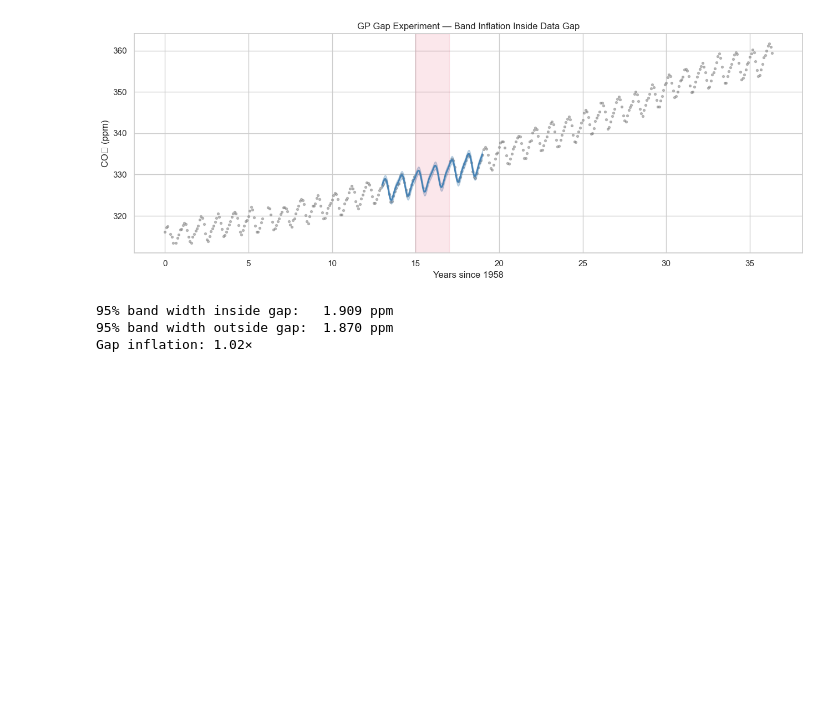
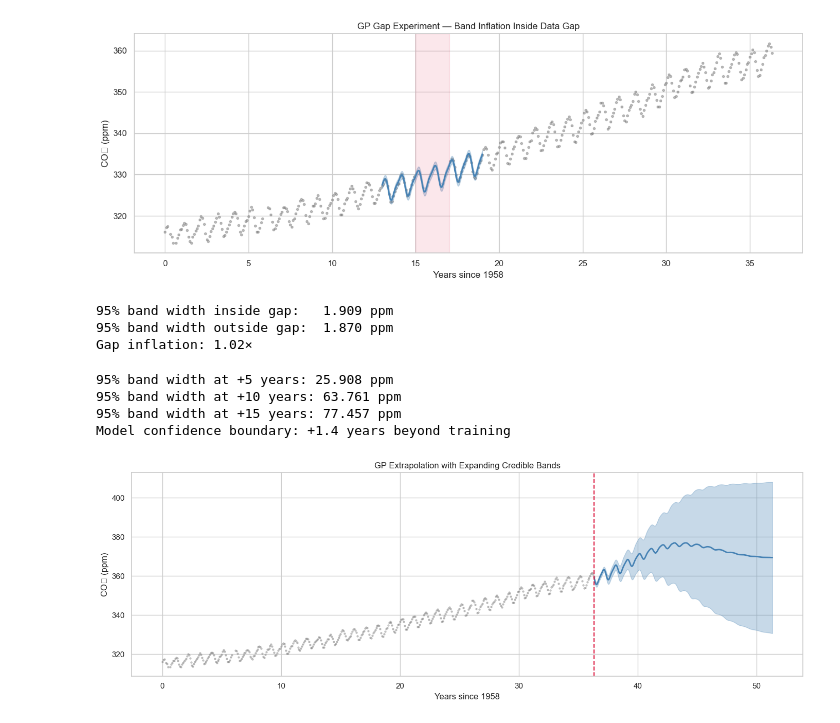
Before and after one commit to Amit3729/machine_learning, a Jupyter notebook: Probabilistic_Models/analysis1.ipynb, the cells around one changed output. Drawn from its saved outputs; the diff is of its cells as text; code cells hidden in the pictures; blank space fills up the shorter version.

```diff
--- a/Probabilistic_Models/analysis1.ipynb
+++ b/Probabilistic_Models/analysis1.ipynb
@@ -844,28 +854,48 @@ Gap inflation: 1.02×
 # %%
 #Q17 — Extrapolation and the model confidence boundary
 # YOUR CODE HERE
 # 1. Predict 15 years beyond the last training point
 # 2. Compute the 95% band width at 5, 10, 15 years of extrapolation
 # 3. Find the horizon at which the band width first exceeds 5 ppm
 # 4. Plot posterior mean + 95% bands for the extrapolation region
 
 t_last = float(t_train.max())
 t_extrap = np.linspace(t_last, t_last + 15, 500).reshape(-1, 1)
 y_ex, y_ex_std = gp.predict(t_extrap, return_std=True)
 
 # YOUR CODE HERE: compute band widths at +5, +10, +15 years
 for years in [5, 10, 15]:
+    idx = np.argmin(np.abs(t_extrap.flatten() - (t_last + years)))
+    bw  = 4 * y_ex_std[idx]
+    print(f"95% band width at +{years} years: {bw:.3f} ppm")
+
     # Find the index corresponding to t_last + years
-    raise NotImplementedError("Compute band width at each extrapolation horizon")
+    # raise NotImplementedError("Compute band width at each extrapolation horizon")
 
 # Find model confidence boundary (where 95% band > 5 ppm)
 band_widths    = 4 * y_ex_std
 exceed_5ppm    = np.where(band_widths > 5.0)[0]
 if len(exceed_5ppm) > 0:
     t_boundary = t_extrap.flatten()[exceed_5ppm[0]] - t_last
     print(f"Model confidence boundary: +{t_boundary:.1f} years beyond training")
 
 fig, ax = plt.subplots(figsize=(14, 5))
 # YOUR PLOT CODE HERE
-raise NotImplementedError("Plot extrapolation with credible bands")
+ax.scatter(t_train.flatten(), y_train, s=5, color='gray', alpha=0.4,
+           label='Training data')
+ax.plot(t_extrap.flatten(), y_ex, color='steelblue', lw=2,
+        label='GP extrapolation mean')
+ax.fill_between(t_extrap.flatten(),
+                y_ex - 2*y_ex_std, y_ex + 2*y_ex_std,
+                alpha=0.3, color='steelblue', label='95% credible band')
+ax.axvline(t_last, color='crimson', ls='--', lw=1.5, label='End of training data')
+ax.set_xlabel('Years since 1958'); ax.set_ylabel('CO₂ (ppm)')
+ax.set_title('GP Extrapolation with Expanding Credible Bands')
+# raise NotImplementedError("Plot extrapolation with credible bands")
 plt.tight_layout(); plt.show()
+# %% [output]
+95% band width at +5 years: 25.908 ppm
+95% band width at +10 years: 63.761 ppm
+95% band width at +15 years: 77.457 ppm
+Model confidence boundary: +1.4 years beyond training
+[figure, added]
```
Also changed, not shown: parts of 9 cells of this notebook, 2 other files.
